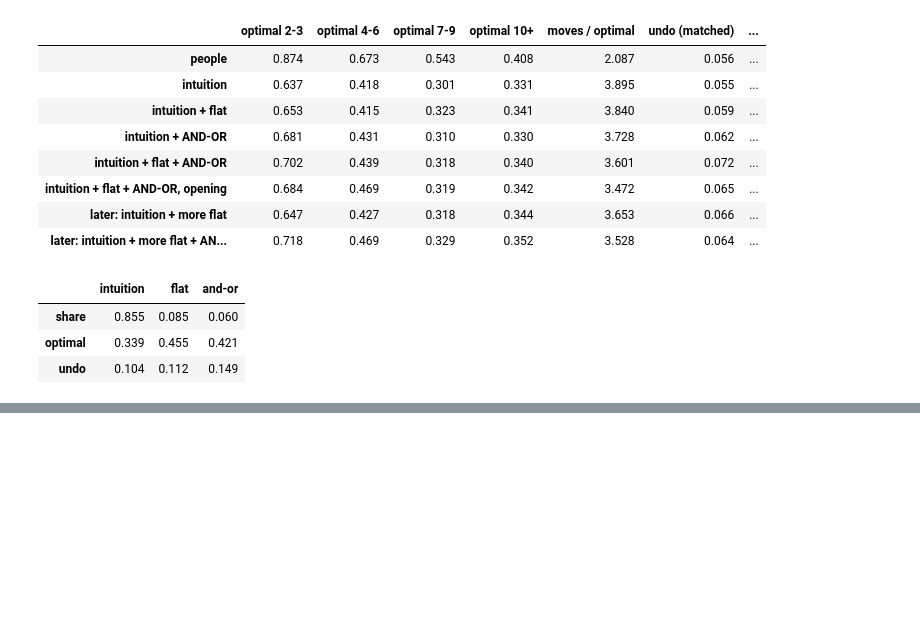
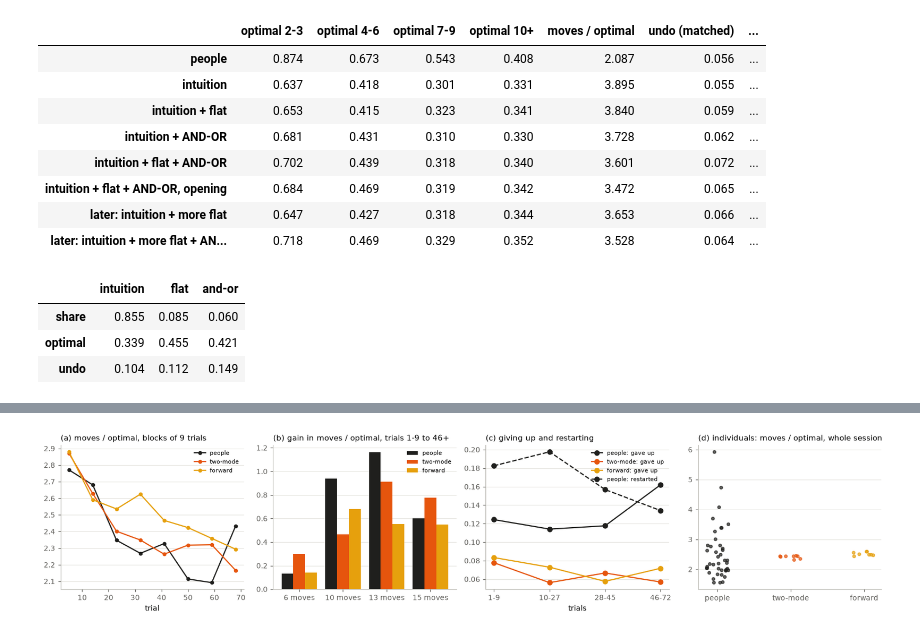
Before and after one commit to Appleseed4k/rush-hour, a Jupyter notebook: notebooks/p2.2_forward_planning.ipynb, the cells around one changed output, grey strips where cells are left out. Saved outputs shown, nothing was run; the diff lists cells and outputs as text; code cells hidden in the pictures; blank space fills up the shorter version.

```diff
--- a/notebooks/p2.2_forward_planning.ipynb
+++ b/notebooks/p2.2_forward_planning.ipynb
@@ -1500,0 +1514,84 @@ pd.concat({name: d[["optimal 2-3", "optimal 4-6", "optimal 7-9", "optimal 10+",
+# %%
+STAGE_BOUNDS = [(1, 9), (10, 27), (28, 45), (46, 72)]
+stage_of = lambda x: next(f"{a}-{b}" for a, b in STAGE_BOUNDS if a <= x <= b)
+
+
+def session_records(run):
+    """One row per puzzle of a session run (every student), with its stage of people's session."""
+    d = json.load(open(os.path.join(paths.SESSIONS, run, "no_teacher", "sessions.json")))
+    e = pd.DataFrame([dict(x, subject=s) for s, rec in d.items() for x in rec])
+    return e.assign(stage=e.trial.map(stage_of), ratio=e.moves / e.distance)
+
+
+people_t = hd.trials()
+people_t = people_t[people_t.trial <= 72].assign(stage=lambda t: t.trial.map(stage_of),
+                                                 ratio=lambda t: t.moves / t.distance,
+                                                 restarted=lambda t: t.attempts > 1)
+LEARNERS = {"people": people_t, "two-mode": session_records("lean_people_all_m10_ao"),
+            "forward": session_records("lean_people_all_m10_noao")}
+LEARNER_COLORS = {"people": INK, "two-mode": "#e6550d", "forward": "#e6a00d"}
+
+
+def by_stage(d):
+    """Per stage: means over individuals (people or students) of solving, giving up, restarting and moves / optimal
+    on solved puzzles, the spread of moves / optimal across individuals, and moves / optimal per puzzle length."""
+    rows = {}
+    for st, g in d.groupby("stage", sort=False):
+        w = g[g.solved]
+        each = w.ratio.groupby(w.subject).mean()
+        r = {"solved": g.groupby("subject").solved.mean().mean(),
+             "gave up": g.groupby("subject").surrendered.mean().mean(),
+             "restarted": g.groupby("subject").restarted.mean().mean() if "restarted" in g else 0.0,
+             "moves / optimal": each.mean(), "sd across individuals": each.std()}
+        for length, gl in w.groupby("distance"):
+            r[f"length {length}"] = gl.ratio.groupby(gl.subject).mean().mean()
+        rows[st] = r
+    return pd.DataFrame(rows).T.loc[[f"{a}-{b}" for a, b in STAGE_BOUNDS]]
+
+
+stages_table = pd.concat({k: by_stage(d) for k, d in LEARNERS.items()})
+layouts = {}  # snapshots on people's 70 layouts, against the same stage of people
+for name, run in [("two-mode", "lean_people_all_m10_ao"), ("forward", "lean_people_all_m10_noao")]:
+    f, layout_people = fm.summarize_learning(pd.read_csv(os.path.join(SUMMARY, f"lean_snapshots_{run}.csv")),
+                                             fm.SNAP_STAGES)
+    layouts[name] = f[[r.snapshot == fm.SNAP_OF[r.stage] for r in f.itertuples()]].set_index("stage")
+layouts = pd.concat({"people": layout_people, **layouts})[["optimal 2-3", "optimal 7-9", "moves / optimal", "board 2"]]
+
+fig, axes = plt.subplots(1, 4, figsize=(15, 3.4))
+for name, d in LEARNERS.items():  # (a) the efficiency curve in blocks of 9 trials
+    w = d[d.solved].assign(block=lambda x: (x.trial - 1) // 9)
+    curve = w.groupby(["block", "subject"]).ratio.mean().groupby("block").mean()
+    axes[0].plot(curve.index * 9 + 5, curve.values, "o-", color=LEARNER_COLORS[name], label=name, ms=4)
+axes[0].set_xlabel("trial")
+axes[0].set_title("(a) moves / optimal, blocks of 9 trials")
+lengths = [6, 10, 13, 15]  # (b) the gain from the first to the last stage, per puzzle length
+for k, name in enumerate(LEARNERS):
+    t = stages_table.loc[name]
+    gain = [t.loc["1-9", f"length {L}"] - t.loc["46-72", f"length {L}"] for L in lengths]
+    axes[1].bar(np.arange(4) + (k - 1) * 0.27, gain, 0.27, color=LEARNER_COLORS[name], label=name)
+axes[1].set_xticks(range(4), [f"{L} moves" for L in lengths])
+axes[1].set_title("(b) gain in moves / optimal, trials 1-9 to 46+")
+for name in LEARNERS:  # (c) giving up, and people's restarts
+    t = stages_table.loc[name]
+    axes[2].plot(range(4), t["gave up"], "o-", color=LEARNER_COLORS[name], label=f"{name}: gave up")
+axes[2].plot(range(4), stages_table.loc["people"]["restarted"], "o--", color=INK, label="people: restarted")
+axes[2].set_xticks(range(4), [f"{a}-{b}" for a, b in STAGE_BOUNDS])
+axes[2].set_xlabel("trials")
+axes[2].set_title("(c) giving up and restarting")
+for k, (name, d) in enumerate(LEARNERS.items()):  # (d) individuals' whole-session efficiency
+    w = d[d.solved]
+    each = w.ratio.groupby(w.subject).mean()
+    jitter = np.random.default_rng(0).uniform(-0.15, 0.15, len(each))
+    axes[3].scatter(k + jitter, each.values, s=14, color=LEARNER_COLORS[name], alpha=0.7)
+axes[3].set_xticks(range(3), list(LEARNERS))
+axes[3].set_title("(d) individuals: moves / optimal, whole session")
+for ax in axes[:3]:
+    ax.legend(fontsize=7)
+for ax in axes:
+    tidy(ax)
+plt.tight_layout()
+plt.show()
+display(stages_table.round(3))
+layouts.round(3)
+# %% [output]
+[figure, added]
```
Also changed, not shown: parts of 17 cells of this notebook, 9 other files.
